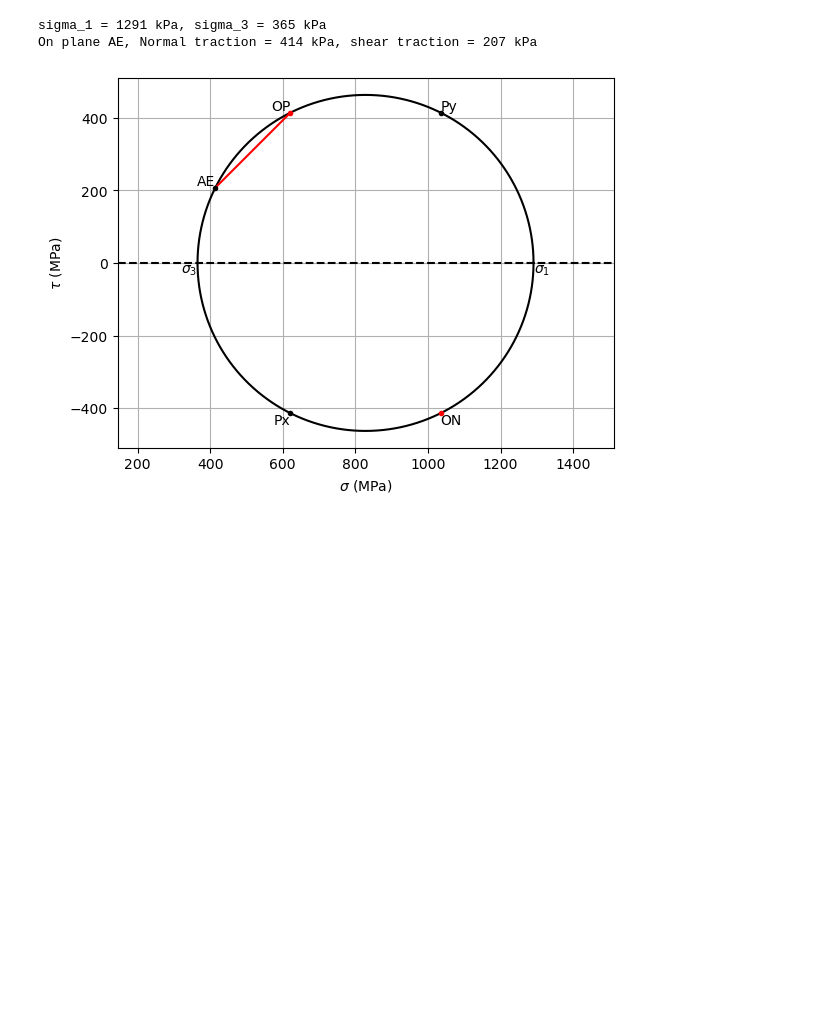
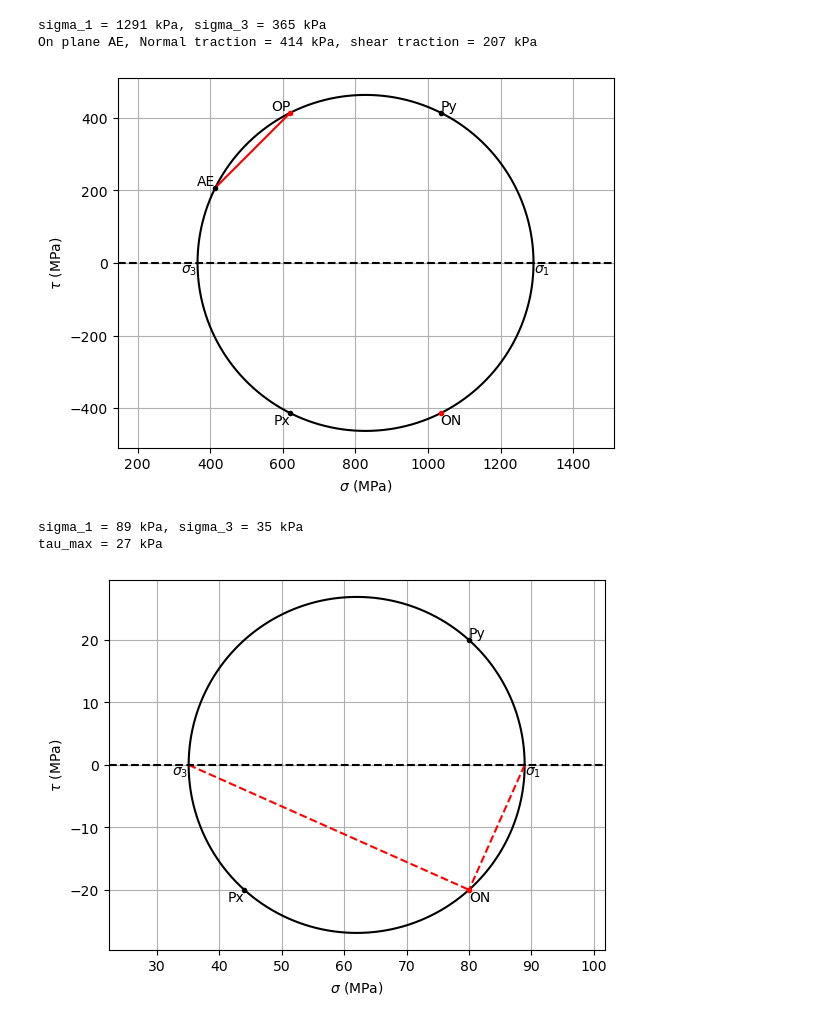
Before and after one commit to nfcd/geotech, a Jupyter notebook: mohr_circle.ipynb, the cells around one changed output. Drawn from its saved outputs; the diff is of its cells as text; code cells hidden in the pictures; blank space fills up the shorter version.

```diff
--- a/mohr_circle.ipynb
+++ b/mohr_circle.ipynb
@@ -68,3 +69,61 @@ plt.show()
 sigma_1 = 1291 kPa, sigma_3 = 365 kPa
 On plane AE, Normal traction = 414 kPa, shear traction = 207 kPa
 [figure]
+# %%
+# Second exercise in lecture 8
+# This is oppgave 2.4 in Aarhaug (1991): Geoteknikk 1
+# tractions
+sxx = 44
+sxy = -20 # clockwise
+syy = 80
+syx = 20 # anticlockwise
+
+# construct Mohr Circle
+circle = Circle([0,0], 1)
+points = np.array([[sxx,sxy],[syy,syx],[syy,sxy]])
+circle.fit_three_points(points)
+x,y = circle.coordinates()
+
+# sigma1 and sigma3 values
+sigma_1 = circle.center[0] + circle.radius
+sigma_3 = circle.center[0] - circle.radius
+print(f"sigma_1 = {sigma_1:.0f} kPa, sigma_3 = {sigma_3:.0f} kPa")
+print(f"tau_max = {circle.radius:.0f} kPa")
+
+# find the pole to normals
+pole_normals = circle.chord_endpoint([sxx,sxy], np.radians(180))
+
+# plot Mohr Circle
+fig, ax = plt.subplots()
+# circle
+ax.plot(x, y, "k")
+# sigma_1 and sigma_3 labels
+ax.text(sigma_1, 0, r"$\sigma_1$", ha="left", va="top")
+ax.text(sigma_3, 0, r"$\sigma_3$", ha="right", va="top")
+# planes
+ax.plot(sxx, sxy, "k.")
+ax.text(sxx, sxy, "Px", ha="right", va="top")
+ax.plot(syy, syx, "k.")
+ax.text(syy, syx, "Py", ha="left", va="bottom")
+# pole to normals
+ax.plot(pole_normals[0], pole_normals[1], "r.")
+ax.text(pole_normals[0], pole_normals[1], "ON", ha="left", va="top")
+# sigma_1 and sigma_3 directions
+ax.plot([sigma_1,pole_normals[0]],[0,pole_normals[1]],"r--")
+ax.plot([sigma_3,pole_normals[0]],[0,pole_normals[1]],"r--")
+
+# grid
+ax.grid()
+# horizontal line at tau = 0
+ax.axhline(0,color="k",linestyle="--")
+# axes labels
+ax.set_xlabel(r"$\sigma$ (MPa)")
+ax.set_ylabel(r"$\tau$ (MPa)")
+# axes equal
+ax.axis("equal")
+
+plt.show()
+# %% [output]
+sigma_1 = 89 kPa, sigma_3 = 35 kPa
+tau_max = 27 kPa
+[figure, added]
```
Also changed, not shown: parts of 2 cells of this notebook, 9 other files.
